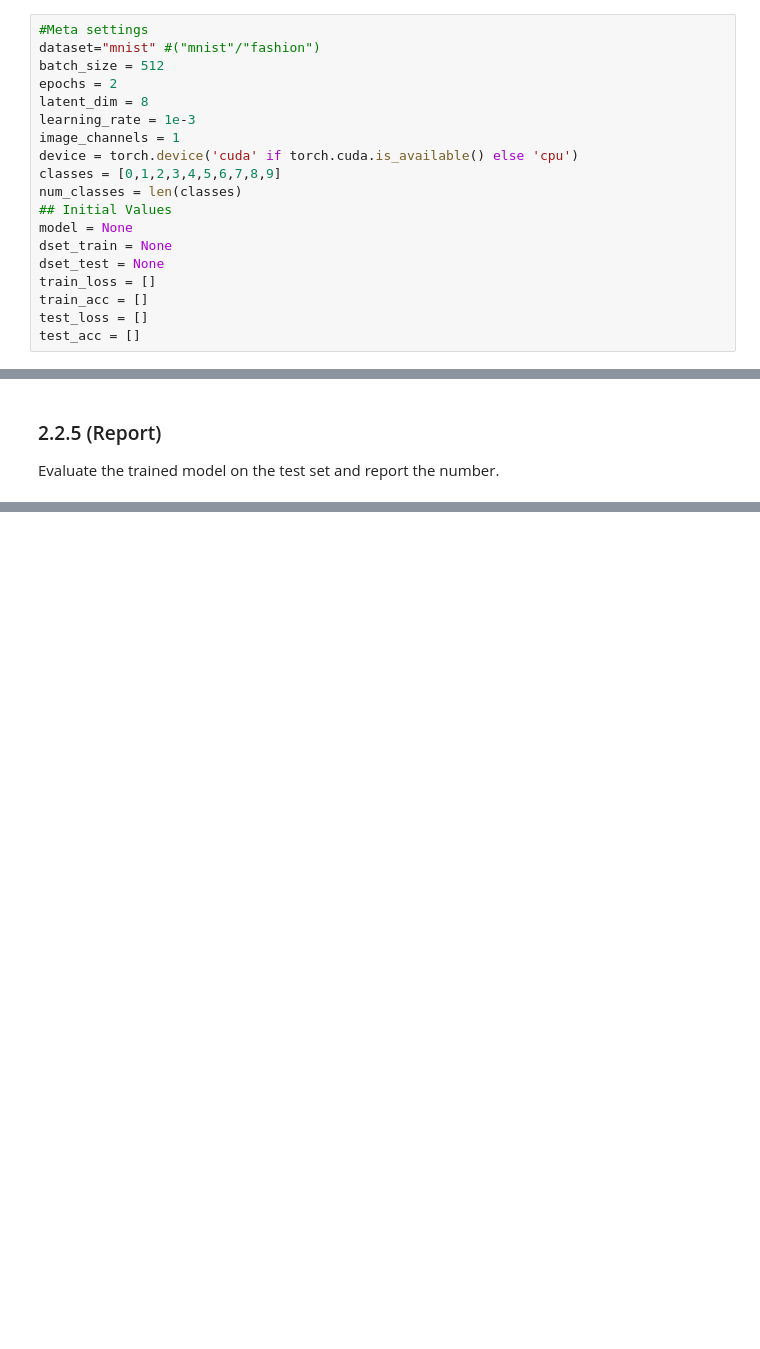
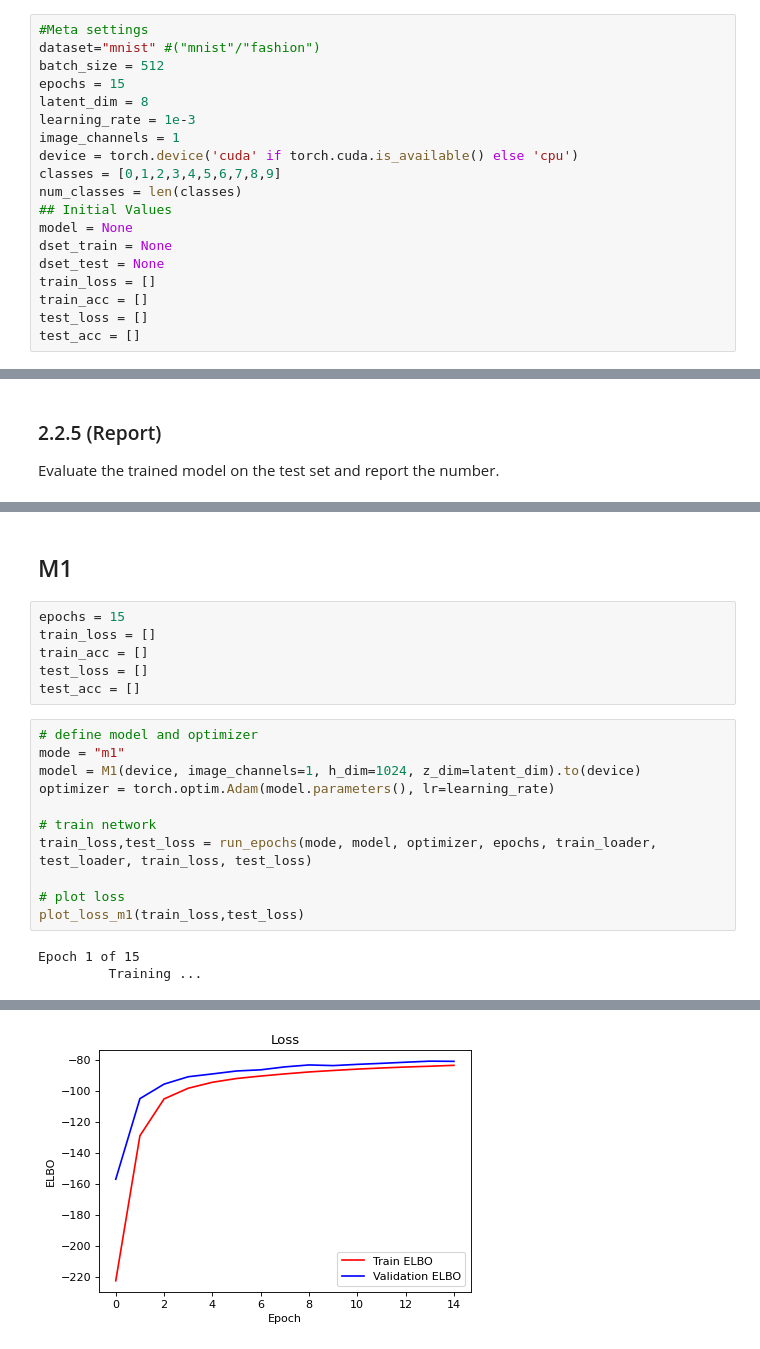
Before and after one commit to BenjaminEriksen95/VAEGen, a Jupyter notebook: code/main.ipynb, the cells around one changed output, grey strips where cells are left out. Saved outputs shown, nothing was run; the diff lists cells and outputs as text; blank space fills up the shorter version.

```diff
--- a/code/main.ipynb
+++ b/code/main.ipynb
@@ -18,7 +25,7 @@ import torch
 #Meta settings
 dataset="mnist" #("mnist"/"fashion")
 batch_size = 512
-epochs = 2
+epochs = 15
 latent_dim = 8
 learning_rate = 1e-3
 image_channels = 1
@@ -103,0 +126,22 @@ print(to_print)
+# %% [markdown]
+## M1
+# %%
+epochs = 15
+train_loss = []
+train_acc = []
+test_loss = []
+test_acc = []
+# %%
+# define model and optimizer
+mode = "m1"
+model = M1(device, image_channels=1, h_dim=1024, z_dim=latent_dim).to(device)
+optimizer = torch.optim.Adam(model.parameters(), lr=learning_rate)
+
+# train network
+train_loss,test_loss = run_epochs(mode, model, optimizer, epochs, train_loader, test_loader, train_loss, test_loss)
+
+# plot loss
+plot_loss_m1(train_loss,test_loss)
+# %% [output]
+Epoch 1 of 15
+         Training ...
@@ -103,0 +165 @@ print(to_print)
+[figure, added]
```
Also changed, not shown: parts of 27 cells of this notebook, 4 other files.
